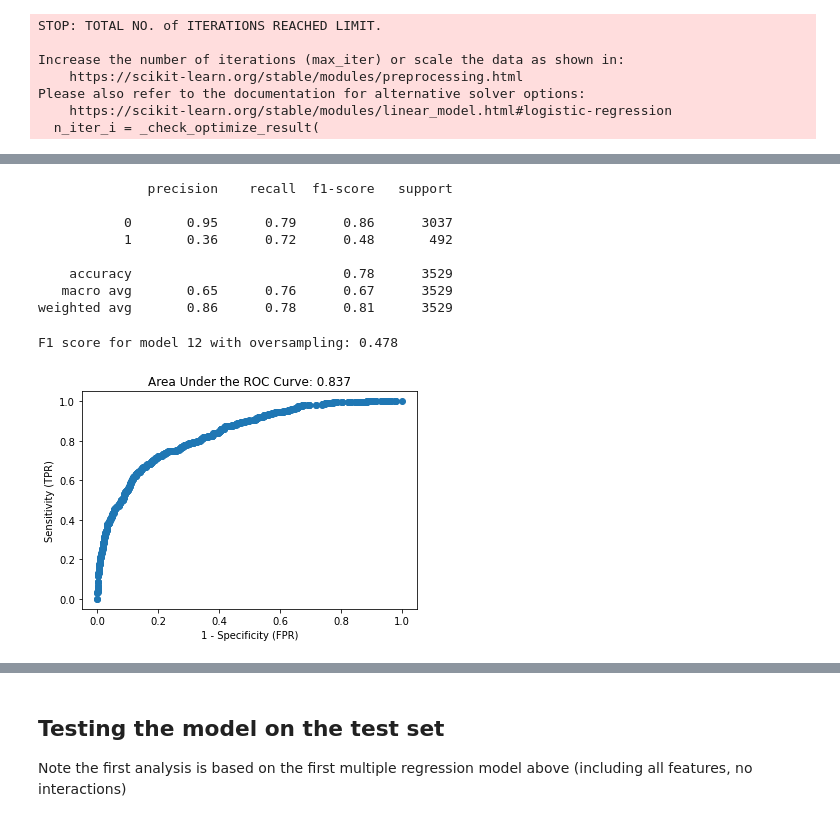
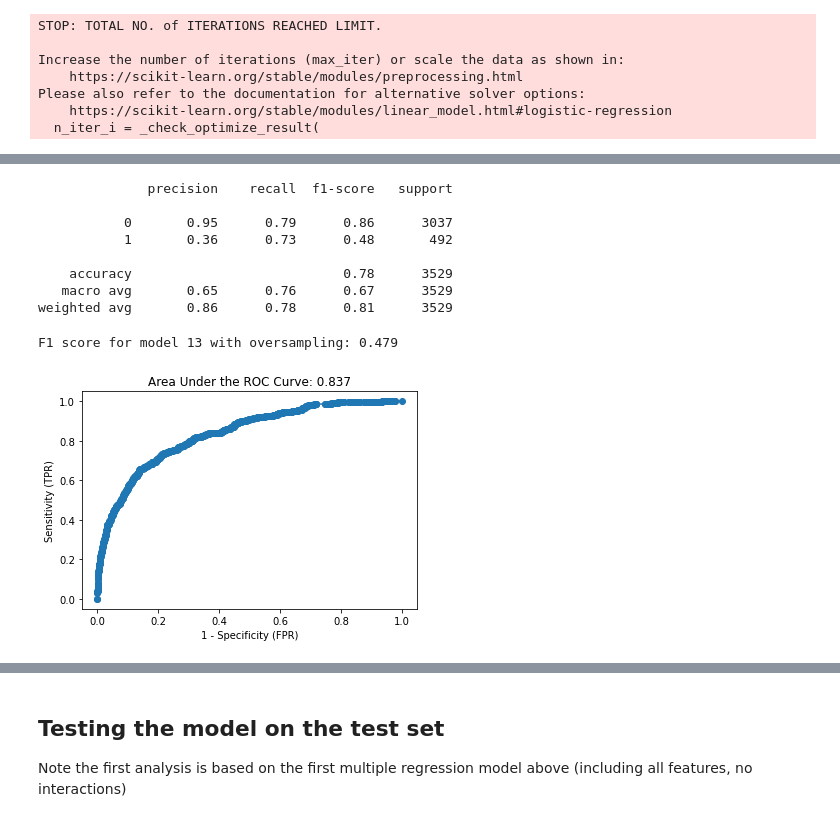
Before and after one commit to tawney-kirkland/03-mcnulty, a Jupyter notebook: data-processing_logreg.ipynb, the cells around one changed output, grey strips where cells are left out. Drawn from its saved outputs; the diff is of its cells as text; code cells hidden in the pictures.

```diff
--- a/data-processing_logreg.ipynb
+++ b/data-processing_logreg.ipynb
@@ -1016,21 +1057,21 @@ F1 score for model 12 with oversampling: 0.473
 # %%
 from imblearn.over_sampling import RandomOverSampler
 ros = RandomOverSampler(random_state=0)
-X_resampled, y_resampled = ros.fit_sample(x_train_12[features12], df_train['bank_acc'])
+X_resampled, y_resampled = ros.fit_sample(x_train_13[features13], df_train['bank_acc'])
 # %%
 from collections import Counter
 Counter(y_resampled)
 # %% [output]
 Counter({0: 12128, 1: 12128})
 # %%
-df_val_12_re = df_val_12.drop(columns=['proba_bank'])
+df_val_13o = df_val_13.drop(columns=['proba_bank'])
 # %%
-lm_12_1 = LogisticRegression()
-lm_12_1.fit(X_resampled, y_resampled)
+lm_13o = LogisticRegression()
+lm_13o.fit(X_resampled, y_resampled)
 
-preds12_1 = lm_12_1.predict(df_val_12_re[features12])
+preds13o = lm_13o.predict(df_val_13o[features13])
 print('Accuracy of logistic regression classifier on val set: {:.3f}'.format(
-    lm_12_1.score(df_val_12_re[features12], df_val_12_re['bank_acc'])))
+    lm_13o.score(df_val_13o[features13], df_val_13o['bank_acc'])))
 # %% [output]
 Accuracy of logistic regression classifier on val set: 0.780
 STOP: TOTAL NO. of ITERATIONS REACHED LIMIT.
@@ -1049,16 +1090,16 @@ array([[2395,  642],
 # %%
-print(classification_report(df_val_12_re['bank_acc'], preds12_1))
+print(classification_report(df_val_13o['bank_acc'], preds13o))
 # %% [output]
               precision    recall  f1-score   support
 
            0       0.95      0.79      0.86      3037
-           1       0.36      0.72      0.48       492
+           1       0.36      0.73      0.48       492
 
     accuracy                           0.78      3529
    macro avg       0.65      0.76      0.67      3529
 weighted avg       0.86      0.78      0.81      3529
 # %%
-f1_12_1 = f1_score(df_val_12_re['bank_acc'], preds12_1)
-print('F1 score for model 12 with oversampling: {:.3f}'.format(f1_12_1))
+f1_13o = f1_score(df_val_13o['bank_acc'], preds13o)
+print('F1 score for model 13 with oversampling: {:.3f}'.format(f1_13o))
 # %% [output]
-F1 score for model 12 with oversampling: 0.478
+F1 score for model 13 with oversampling: 0.479
@@ -1070,4 +1106,9 @@ fpr_12o, tpr_12o, thresholds_12o = roc_curve(df_val_12_re['bank_acc'],
-# %%
-plot_roc(df_val_12_re['bank_acc'],df_val_12_re['proba_bank'],fpr_12o,tpr_12o)
-# %% [output]
-[figure, removed]
+# %%
+df_val_13o['proba_bank'] = lm_13o.predict_proba(df_val_13o[features13])[:, 1]
+
+fpr_13o, tpr_13o, thresholds_13o = roc_curve(df_val_13o['bank_acc'],
+                                 df_val_13o['proba_bank'])
+# %%
+plot_roc(df_val_13o['bank_acc'],df_val_13o['proba_bank'],fpr_13o,tpr_13o)
+# %% [output]
+[figure, added]
```
Also changed, not shown: parts of 42 cells of this notebook, 3 other files.
